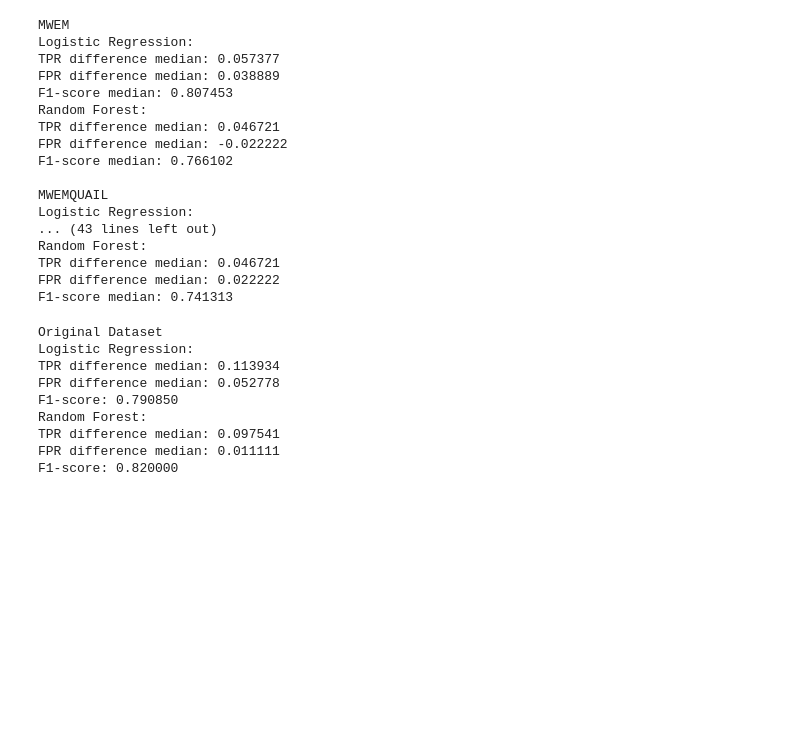
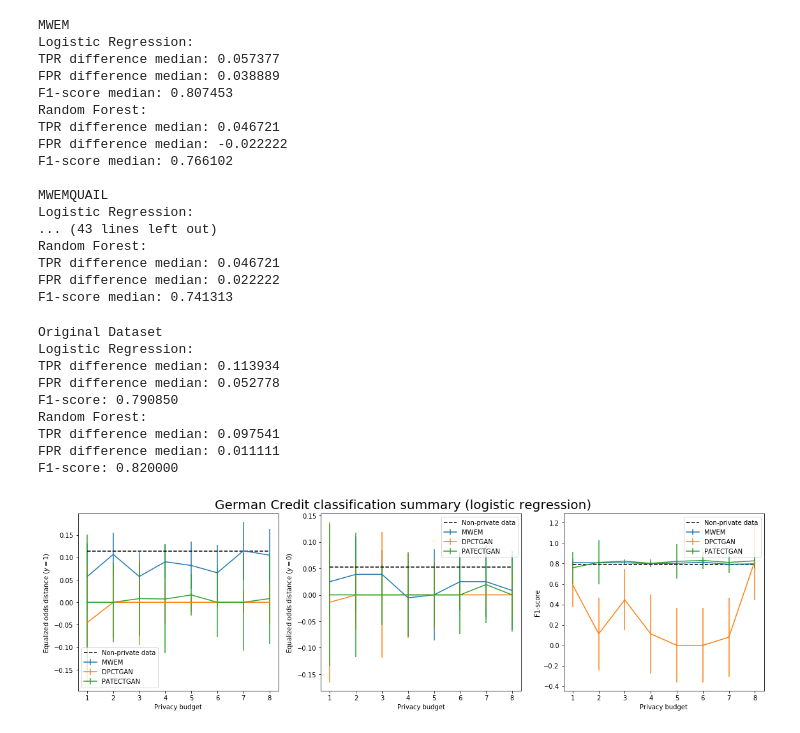
Before and after one commit to kgrabarz/microsoft_capstone_fall_2021, a Jupyter notebook: Code/Pipelines_and_EDA/12_German_Synthetic_Data_Distributions.ipynb, the cells around one changed output. Cells and saved outputs as stored; diff of their text form; code cells hidden in the pictures; blank space fills up the shorter version.

Commit message:
add 4 plots for COMPAS/German

```diff
--- a/Code/Pipelines_and_EDA/12_German_Synthetic_Data_Distributions.ipynb
+++ b/Code/Pipelines_and_EDA/12_German_Synthetic_Data_Distributions.ipynb
@@ -67,14 +67,14 @@ def preprocessGermanCredit(temp_df):
 # %%
 df = preprocessGermanCredit(credit)
 # %%
-def compas_classification_helper(synthesizer, eps, rep, classifier, test_df, non_priv_results=False):
+def german_classification_helper(synthesizer, eps, rep, classifier, test_df, non_priv_results=False):
     """ helper function to calculate TPR_diff, FPR_diff, and F1_score for a single synthesizer, eps, rep, and classifier """
 
     # Read in the synthetic training data or use non-private data
     if non_priv_results:
         train_df = non_priv_train
     else:
-        fname = f"{synthesizer}/German_{synthesizer}_eps={eps}_{rep}.csv" # typo: todo: need to fix this back to Compas
+        fname = f"{synthesizer}/German_{synthesizer}_eps={eps}_{rep}.csv"
         train_df = pd.read_csv(fname, index_col=0)
 
     # Train the classification model
@@ -117,7 +117,7 @@ def compas_classification_helper(synthesizer, eps, rep, classifier, test_df, non
 
     return (TPR_diff, FPR_diff, f1_score)
 # %%
-def get_compas_table_metrics(synthesizer, epsilon_list, nreps, classifier, test_df, f1_metric="median"):
+def get_german_table_metrics(synthesizer, epsilon_list, nreps, classifier, test_df, f1_metric="median"):
     """ return median TPR_diff, FPR_diff, F1_score across all epsilons and repetitions """
 
     # Initialize lists
@@ -130,7 +130,7 @@ def get_compas_table_metrics(synthesizer, epsilon_list, nreps, classifier, test_
         for rep in range(nreps):
 
             # Get the classification metrics
-            results = compas_classification_helper(synthesizer, eps, rep, classifier, test_df)
+            results = german_classification_helper(synthesizer, eps, rep, classifier, test_df)
             if results is not None:
                 TPR_diff, FPR_diff, f1_score = results
 
@@ -149,7 +149,7 @@ def get_compas_table_metrics(synthesizer, epsilon_list, nreps, classifier, test_
 
     return tpr_diff_median, fpr_diff_median, f1_score_metric
 
-def get_compas_plot_metrics(synthesizer, epsilon_list, nreps, classifier, test_df, f1_metric="median"):
+def get_german_plot_metrics(synthesizer, epsilon_list, nreps, classifier, test_df, f1_metric="median"):
     """ return median and std of TPR_diff, FPR_diff, F1_score for *each* epsilon value (arrays of values) """
 
     # Initialize lists
@@ -171,7 +171,7 @@ def get_compas_plot_metrics(synthesizer, epsilon_list, nreps, classifier, test_d
         for rep in range(nreps):
 
             # Get the classification metrics
-            results = compas_classification_helper(synthesizer, eps, rep, classifier, test_df)
+            results = german_classification_helper(synthesizer, eps, rep, classifier, test_df)
             if results is not None:
                 TPR_diff, FPR_diff, f1_score = results
 
@@ -180,20 +180,20 @@ def get_compas_plot_metrics(synthesizer, epsilon_list, nreps, classifier, test_d
                 fpr_diff_list.append(FPR_diff)
                 f1_scores.append(f1_score)
 
-            # Append medians to lists
-            tpr_diff_median_list.append(np.median(tpr_diff_list))
-            fpr_diff_median_list.append(np.median(fpr_diff_list))
-            if f1_metric == "median":
-                f1_score_metrics.append(np.median(f1_scores))
-            elif f1_metric == "max":
-                f1_score_metrics.append(np.max(f1_scores))
-            tpr_diff_std_list.append(np.std(tpr_diff_list))
-            fpr_diff_std_list.append(np.std(fpr_diff_list))
-            f1_score_std_list.append(np.std(f1_scores))
+        # Append medians to lists
+        tpr_diff_median_list.append(np.median(tpr_diff_list))
+        fpr_diff_median_list.append(np.median(fpr_diff_list))
+        if f1_metric == "median":
+            f1_score_metrics.append(np.median(f1_scores))
+        elif f1_metric == "max":
+            f1_score_metrics.append(np.max(f1_scores))
+        tpr_diff_std_list.append(np.std(tpr_diff_list))
+        fpr_diff_std_list.append(np.std(fpr_diff_list))
+        f1_score_std_list.append(np.std(f1_scores))
 
     return tpr_diff_median_list, fpr_diff_median_list, f1_score_metrics, tpr_diff_std_list, fpr_diff_std_list, f1_score_std_list
 
-def get_compas_epsilon_plots(synthesizer_list, epsilon_list, nreps, classifier, test_df, f1_metric="median", non_priv_results=True):
+def get_german_epsilon_plots(synthesizer_list, epsilon_list, nreps, classifier, test_df, f1_metric="median", non_priv_results=True):
     """ return subplot with three plots showing graphs of TPR_diff, FPR_diff, F1_score acros epsilons for each synthesizer """
 
     # Initialize subplots
@@ -204,7 +204,7 @@ def get_compas_epsilon_plots(synthesizer_list, epsilon_list, nreps, classifier,
 
         # Get all classification metrics
         tpr_diff_median_list, fpr_diff_median_list, f1_score_metrics, tpr_diff_std_list, fpr_diff_std_list, f1_score_std_list \
-        =  get_compas_plot_metrics(synth, epsilon_list, nreps, classifier, test_df, f1_metric)
+        =  get_german_plot_metrics(synth, epsilon_list, nreps, classifier, test_df, f1_metric)
 
         # Plot the metrics with error bars
         ax[0].errorbar(epsilon_list, tpr_diff_median_list, tpr_diff_std_list, label=synth)
@@ -212,7 +212,7 @@ def get_compas_epsilon_plots(synthesizer_list, epsilon_list, nreps, classifier,
         ax[2].errorbar(epsilon_list, f1_score_metrics, f1_score_std_list, label=synth)
 
     # Add the non-private results to the plots
-    non_priv_tpr_diff, non_priv_fpr_diff, non_priv_f1_score = compas_classification_helper(None, None, None, classifier, test_df, non_priv_results=True)
+    non_priv_tpr_diff, non_priv_fpr_diff, non_priv_f1_score = german_classification_helper(None, None, None, classifier, test_df, non_priv_results=True)
     ax[0].hlines(non_priv_tpr_diff, xmin=epsilon_list[0], xmax=epsilon_list[-1], linestyles="--", label="Non-private data")
     ax[1].hlines(non_priv_fpr_diff, xmin=epsilon_list[0], xmax=epsilon_list[-1], linestyles="--", label="Non-private data")
     ax[2].hlines(non_priv_f1_score, xmin=epsilon_list[0], xmax=epsilon_list[-1], linestyles="--", label="Non-private data")
@@ -225,15 +225,16 @@ def get_compas_epsilon_plots(synthesizer_list, epsilon_list, nreps, classifier,
     ax[1].set_ylabel("Equalized odds distance ($y=0$)")
     ax[2].set_ylabel("F1-score")
     if classifier == "logistic":
-        title = f"Compas classification summary (logistic regression)"
+        title = f"German Credit classification summary (logistic regression)"
     elif classifier == "forest":
-        title = f"Compas classification summary (random forest)"
+        title = f"German Credit classification summary (random forest)"
     fig.suptitle(title, size=20)
     fig.tight_layout(rect=[0, 0.03, 1, 0.95])
 # %%
 epsilons = np.linspace(1,8,8)
 train_data, test_data = train_test_split(df, test_size=0.2, random_state=0)
 non_priv_train = train_data
+non_priv_test = test_data
 
 # Split test data into X and y
 x_test, y_test = test_data.drop(["credit_risk", 'age'], axis=1), test_data["credit_risk"]
@@ -289,3 +290,7 @@ Random Forest:
 TPR difference median: 0.097541
 FPR difference median: 0.011111
 F1-score: 0.820000
+# %%
+get_german_epsilon_plots(["MWEM", "DPCTGAN", "PATECTGAN"], epsilon_list=epsilons, nreps=15, classifier="logistic", test_df=non_priv_test, f1_metric="median", non_priv_results=True)
+# %% [output]
+[figure, added]
```
Also changed, not shown: parts of 5 cells of this notebook, 1 other file.
